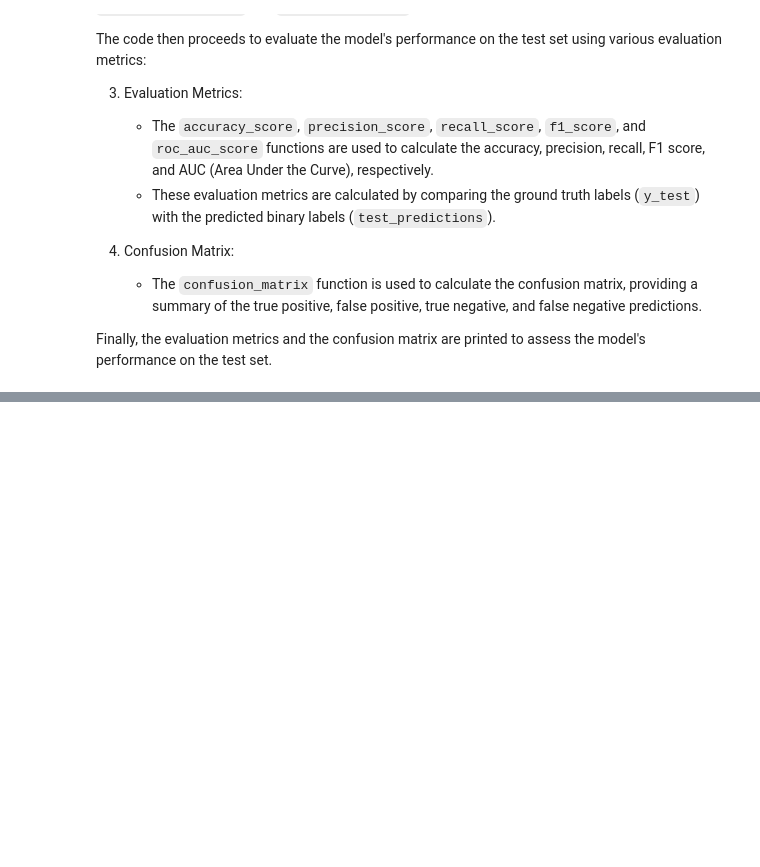
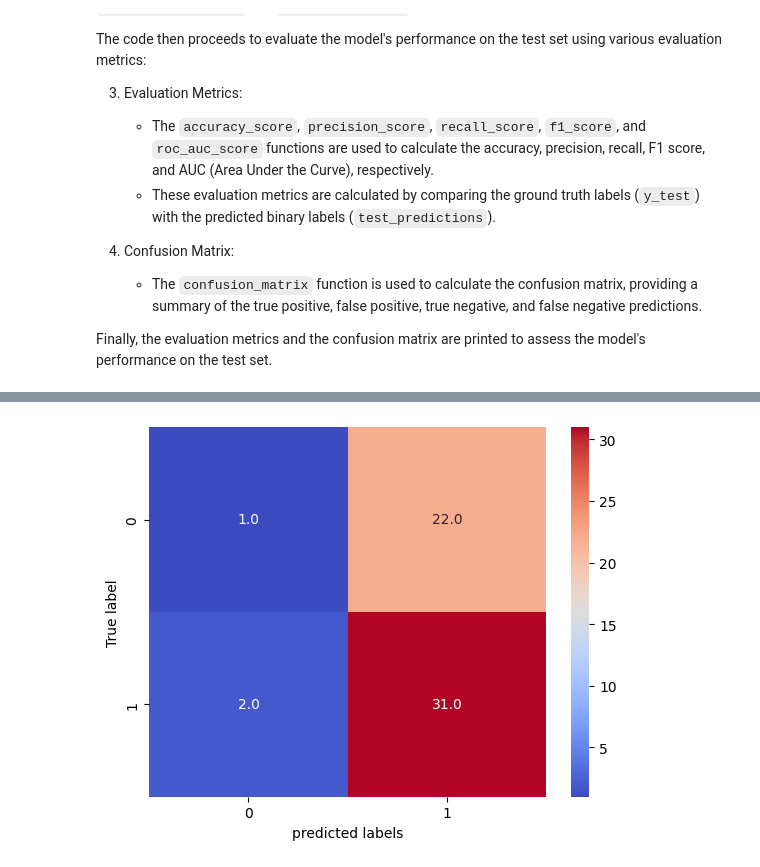
Before and after one commit to sixth-group/Faze2-FirstProject, a Jupyter notebook: section3-forecast/LSTM.ipynb, the cells around one changed output, grey strips where cells are left out. Drawn from its saved outputs; the diff is of its cells as text; code cells hidden in the pictures; blank space fills up the shorter version.

Commit message:
- heatmap added

```diff
--- a/section3-forecast/LSTM.ipynb
+++ b/section3-forecast/LSTM.ipynb
@@ -523,3 +525,15 @@ array([[1],
        [1],
        [0],
        [0]])
+# %%
+# Create a heatmap using Seaborn
+sns.heatmap(test_confusion, cmap='coolwarm', annot=True, fmt=".1f")
+
+# Add labels and title
+plt.xlabel('predicted labels')
+plt.ylabel('True label')
+
+# Display the plot
+plt.show()
+# %% [output]
+[figure, added]
```
Also changed, not shown: parts of 6 cells of this notebook.
